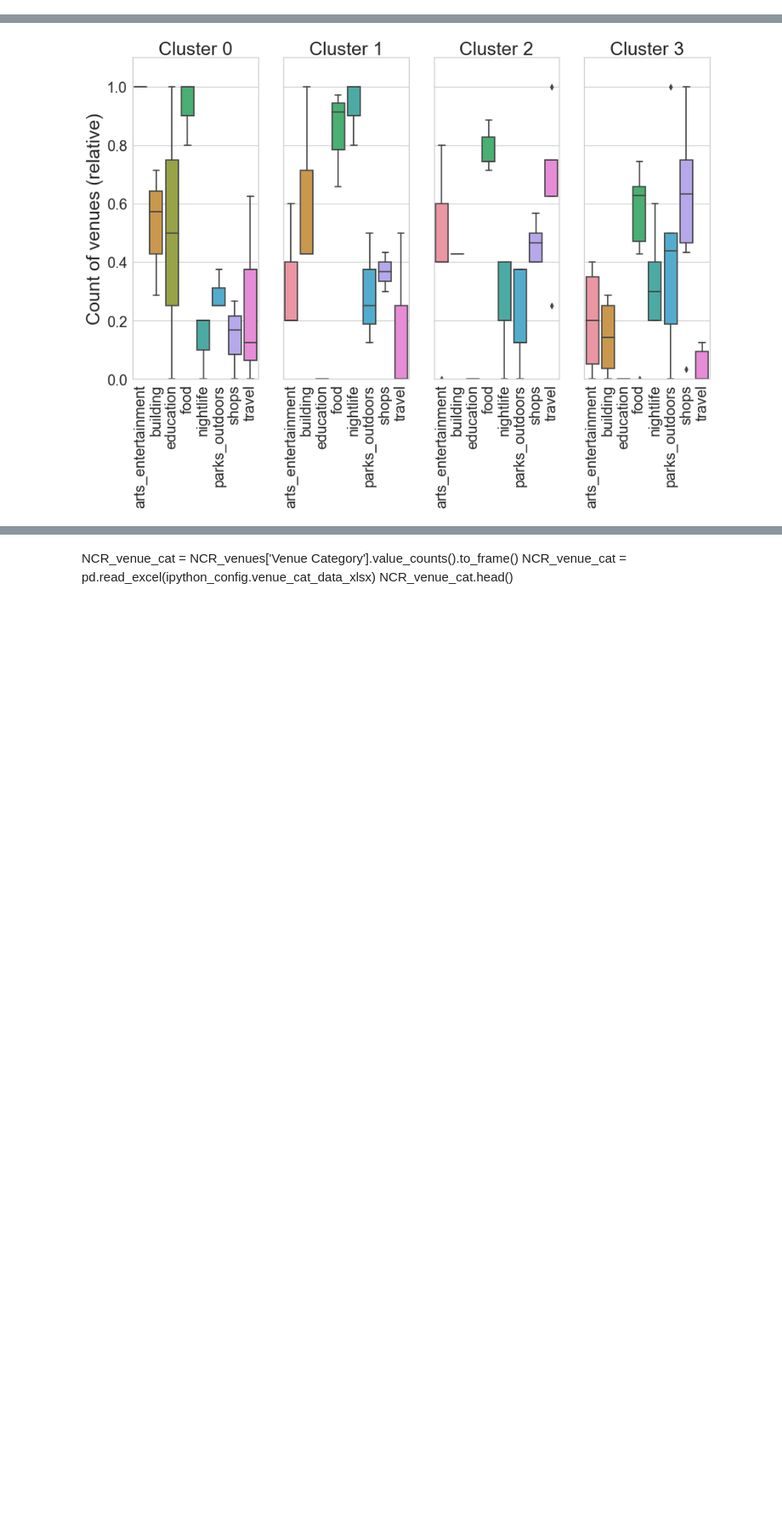
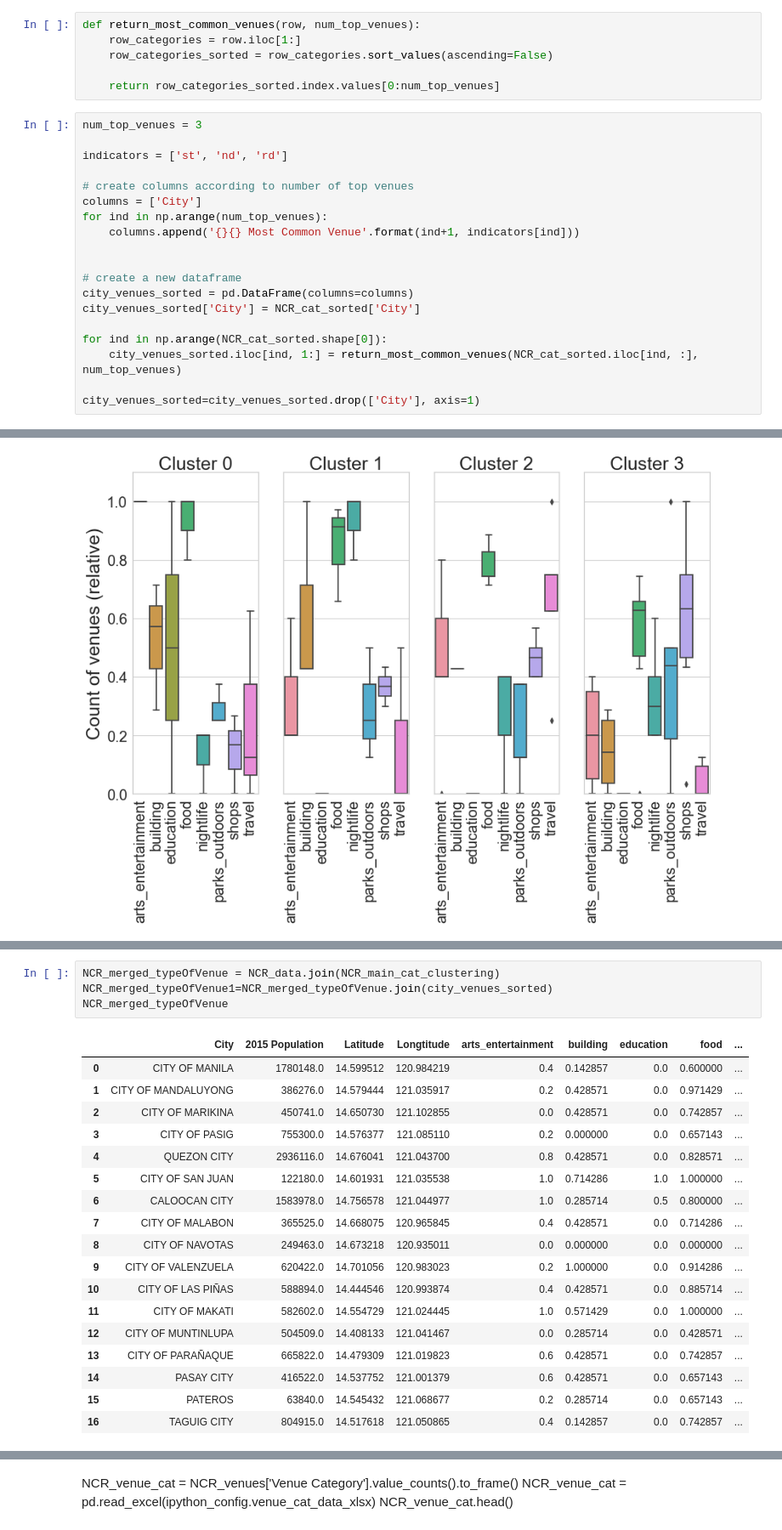
Before and after one commit to kjfjose/Coursera_Capstone, a Jupyter notebook: Coursera_Final_Capstone.ipynb, the cells around one changed output, grey strips where cells are left out. Shown at 85% size. Cells and saved outputs as stored; diff of their text form; blank space fills up the shorter version.

```diff
--- a/Coursera_Final_Capstone.ipynb
+++ b/Coursera_Final_Capstone.ipynb
@@ -340 +356,26 @@ plt.show()
+# %%
+def return_most_common_venues(row, num_top_venues):
+    row_categories = row.iloc[1:]
+    row_categories_sorted = row_categories.sort_values(ascending=False)
+
+    return row_categories_sorted.index.values[0:num_top_venues]
+# %%
+num_top_venues = 3
+
+indicators = ['st', 'nd', 'rd']
+
+# create columns according to number of top venues
+columns = ['City']
+for ind in np.arange(num_top_venues):
+    columns.append('{}{} Most Common Venue'.format(ind+1, indicators[ind]))
+
+
+# create a new dataframe
+city_venues_sorted = pd.DataFrame(columns=columns)
+city_venues_sorted['City'] = NCR_cat_sorted['City']
+
+for ind in np.arange(NCR_cat_sorted.shape[0]):
+    city_venues_sorted.iloc[ind, 1:] = return_most_common_venues(NCR_cat_sorted.iloc[ind, :], num_top_venues)
+
+city_venues_sorted=city_venues_sorted.drop(['City'], axis=1)
 # %%
@@ -406 +455,24 @@ plt.show()
+# %%
+NCR_merged_typeOfVenue = NCR_data.join(NCR_main_cat_clustering)
+NCR_merged_typeOfVenue1=NCR_merged_typeOfVenue.join(city_venues_sorted)
+NCR_merged_typeOfVenue
+# %% [output]
+|  | City | 2015 Population | Latitude | Longtitude | arts_entertainment | building | education | food | ... |
+| 0 | CITY OF MANILA | 1780148.0 | 14.599512 | 120.984219 | 0.4 | 0.142857 | 0.0 | 0.600000 | ... |
+| 1 | CITY OF MANDALUYONG | 386276.0 | 14.579444 | 121.035917 | 0.2 | 0.428571 | 0.0 | 0.971429 | ... |
+| 2 | CITY OF MARIKINA | 450741.0 | 14.650730 | 121.102855 | 0.0 | 0.428571 | 0.0 | 0.742857 | ... |
+| 3 | CITY OF PASIG | 755300.0 | 14.576377 | 121.085110 | 0.2 | 0.000000 | 0.0 | 0.657143 | ... |
+| 4 | QUEZON CITY | 2936116.0 | 14.676041 | 121.043700 | 0.8 | 0.428571 | 0.0 | 0.828571 | ... |
+| 5 | CITY OF SAN JUAN | 122180.0 | 14.601931 | 121.035538 | 1.0 | 0.714286 | 1.0 | 1.000000 | ... |
+| 6 | CALOOCAN CITY | 1583978.0 | 14.756578 | 121.044977 | 1.0 | 0.285714 | 0.5 | 0.800000 | ... |
+| 7 | CITY OF MALABON | 365525.0 | 14.668075 | 120.965845 | 0.4 | 0.428571 | 0.0 | 0.714286 | ... |
+| 8 | CITY OF NAVOTAS | 249463.0 | 14.673218 | 120.935011 | 0.0 | 0.000000 | 0.0 | 0.000000 | ... |
+| 9 | CITY OF VALENZUELA | 620422.0 | 14.701056 | 120.983023 | 0.2 | 1.000000 | 0.0 | 0.914286 | ... |
+| 10 | CITY OF LAS PIÑAS | 588894.0 | 14.444546 | 120.993874 | 0.4 | 0.428571 | 0.0 | 0.885714 | ... |
+| 11 | CITY OF MAKATI | 582602.0 | 14.554729 | 121.024445 | 1.0 | 0.571429 | 0.0 | 1.000000 | ... |
+| 12 | CITY OF MUNTINLUPA | 504509.0 | 14.408133 | 121.041467 | 0.0 | 0.285714 | 0.0 | 0.428571 | ... |
+| 13 | CITY OF PARAÑAQUE | 665822.0 | 14.479309 | 121.019823 | 0.6 | 0.428571 | 0.0 | 0.742857 | ... |
+| 14 | PASAY CITY | 416522.0 | 14.537752 | 121.001379 | 0.6 | 0.428571 | 0.0 | 0.657143 | ... |
+| 15 | PATEROS | 63840.0 | 14.545432 | 121.068677 | 0.2 | 0.285714 | 0.0 | 0.657143 | ... |
+| 16 | TAGUIG CITY | 804915.0 | 14.517618 | 121.050865 | 0.4 | 0.142857 | 0.0 | 0.742857 | ... |
 # %%
```
Also changed, not shown: parts of 28 cells of this notebook.
